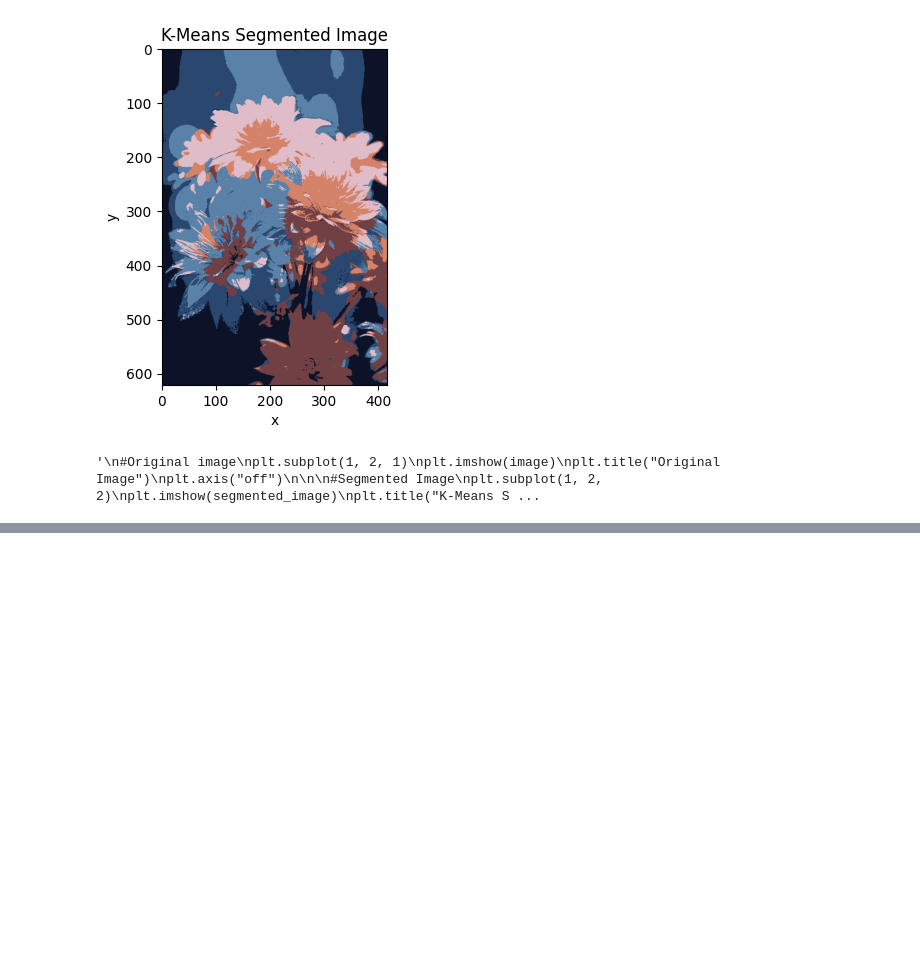
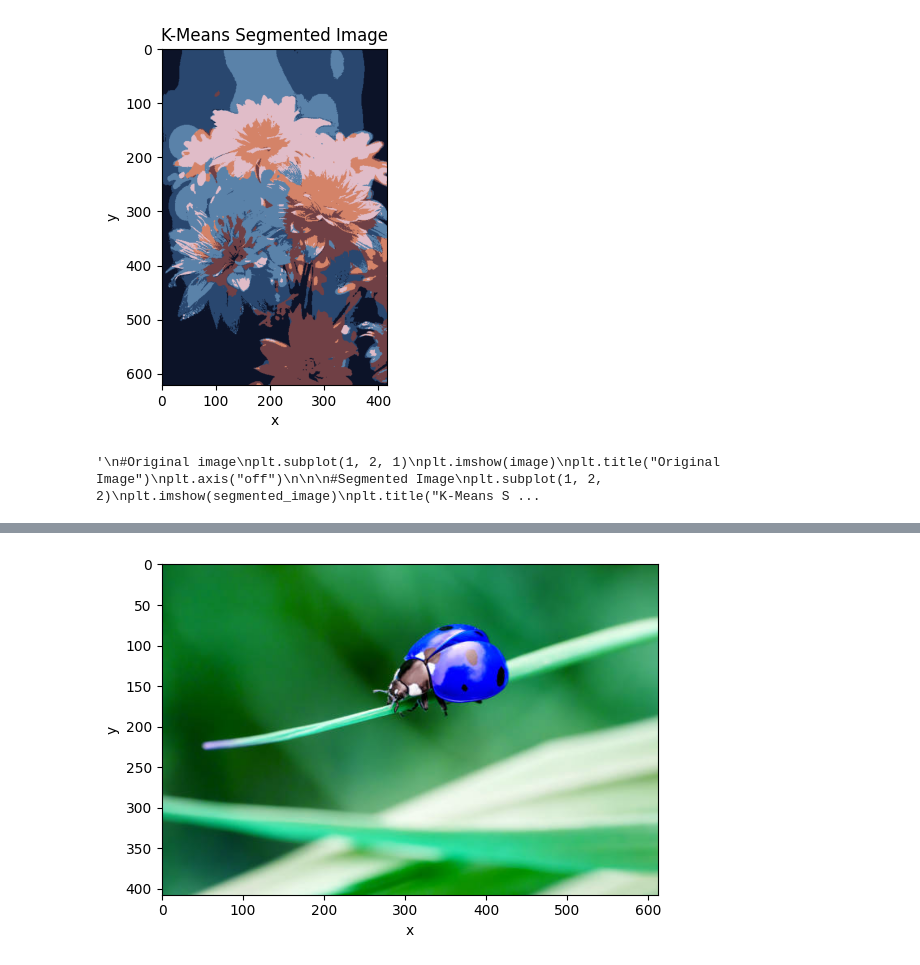
Before and after one commit to kgqiao/ImageSegmentation, a Jupyter notebook: main1.ipynb, the cells around one changed output, grey strips where cells are left out. Cells and saved outputs as stored; diff of their text form; code cells hidden in the pictures; blank space fills up the shorter version.

```diff
--- a/main1.ipynb
+++ b/main1.ipynb
@@ -393,0 +316,88 @@ plt(kmeans_setup)
+# %%
+################## TEST CASE 2: Ladybug ##################################
+
+
+############# 1. INSERT IMAGE #############
+#Read in image
+#HOWTO: cv2.imread('image file path')
+image = cv2.imread('H:\\CODING\\PROJECT_IST\\ladybug.jpg')
+
+print("Raw Image:", image.shape)
+
+#View in plot 3D image
+plt.imshow(image) #Print plot in matlab of image against x and y dimensions
+plt.xlabel("x") #Identified label names for the x dimension
+plt.ylabel("y") #Identified label names for the y dimension
+plt.show() #ensure plot shows up clearly
+
+############# 2. PROCESS IMAGE from 3D RGB image to 2D Array #############
+#Process Image: PROCESS_IMAGE Function
+#Wherein it'll be (huge number, 3), aka (each row is a pixel, RGBA channeL)
+model = process_imageinto2D(image) #Process image into the 2D model we will use to analyze
+print("Processed 2D Model Shape:", model.shape)
+
+print(model[:5]) #Print the first few rows for check
+
+
+############## 3. CALCULATE K MEANS ALGORITHM ######################################
+
+############## 3A. Initalize KMeans ######################################
+#Initalize KMeans calculation that we will work with
+#Utilizes __init__ function
+kmeans = KMeansClustering(k=6) #Initialize a kmeans setup with X defined number of clusters
+
+############## 3B. Run KMeans Algorithm on image ##########################
+#With the Kmeans setup / AKA kmeans object created, find:
+#2. Find Labels based on the image dataset in 2D
+#KMeans.fit(kmeans object, model of dataset to use)
+#model is your data array
+
+#Call labels using the KMEANS INSTANCE of the KMeansClustering class you just created
+labels = kmeans.fit(model) #RESULT: Give every data point a label
+
+
+############## 3C. Turn it "back" to the original shape ##########################
+
+#Create new segmented image where each pixel is replaced by the centroid color
+#Reshape this array into a matrix that has this image
+centroids = kmeans.centroids
+
+print("Labels: ", labels)
+print("Centroids: ", centroids)
+
+segmented_image = centroids[labels]
+segmented_image = segmented_image.reshape(image.shape) #reshape to original image shape
+
+
+
+############# PRINT segmented image #####################
+
+plt.subplot(1, 2, 2)
+plt.imshow(segmented_image.astype(np.uint8)) #convert to uinttype
+plt.title("K-Means Segmented Image")
+plt.xlabel("x") #Identified label names for the x dimension
+plt.ylabel("y") #Identified label names for the y dimension
+plt.show()
+
+
+
+'''
+#Original image
+plt.subplot(1, 2, 1)
+plt.imshow(image)
+plt.title("Original Image")
+plt.axis("off")
+
+
+#Segmented Image
+plt.subplot(1, 2, 2)
+plt.imshow(segmented_image)
+plt.title("K-Means Segmented Image")
+plt.axis("off")
+
+plt.show()
+
+
+
+'''
+# %% [output]
@@ -393,0 +405 @@ plt(kmeans_setup)
+[figure, added]
```
Also changed, not shown: parts of 6 cells of this notebook, 1 other file.
